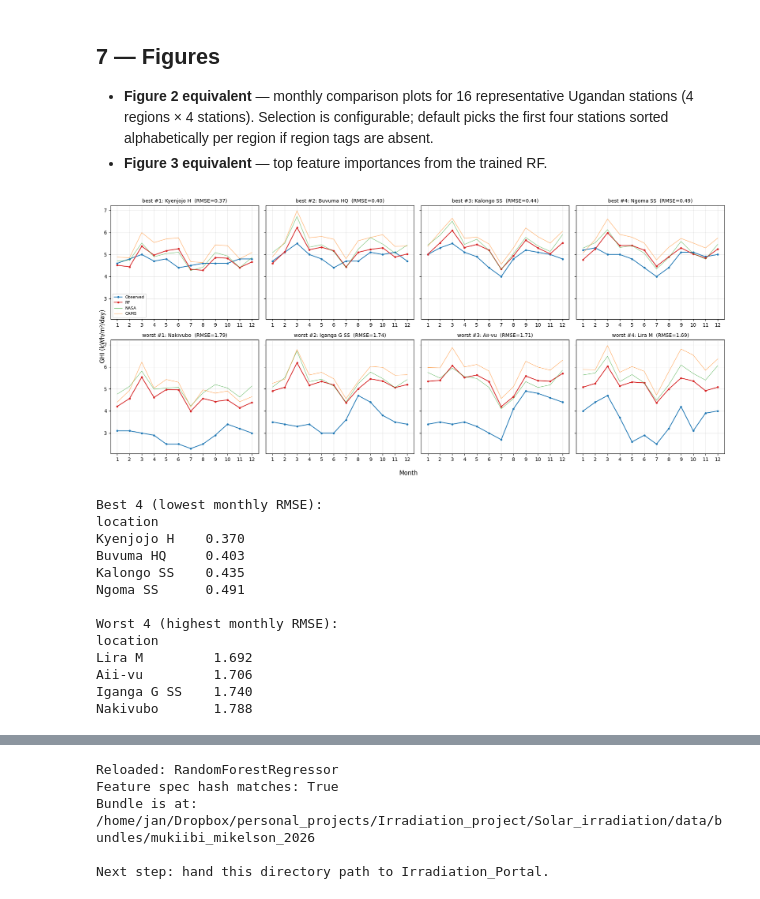
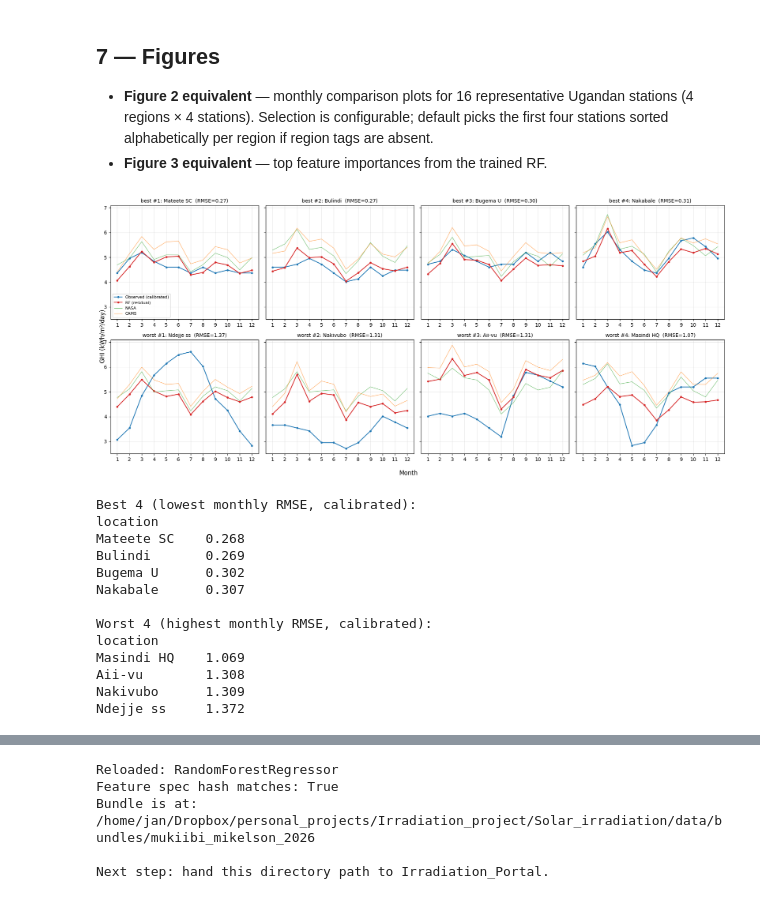
Before and after one commit to Marconi-Lab/SolarIrradiation, a Jupyter notebook: notebooks/papers/mukiibi_mikelson_2026/01_recomputation.ipynb, the cells around one changed output, grey strips where cells are left out. Saved outputs shown, nothing was run; the diff lists cells and outputs as text; code cells hidden in the pictures.

```diff
--- a/notebooks/papers/mukiibi_mikelson_2026/01_recomputation.ipynb
+++ b/notebooks/papers/mukiibi_mikelson_2026/01_recomputation.ipynb
@@ -1161,10 +1501,11 @@ plt.show()
 # %%
-# Per-station MBE on Katongole. Stations sorted by MBE so over-
-# and under-prediction tails are visible. Stations whose geohash5
-# overlaps a training station get a different colour — they should
-# look better (familiar feature distributions) than the rest.
+# Per-station MBE on Katongole, using the calibrated comparison.
+# Stations sorted by MBE so over- and under-prediction tails are
+# visible; geohash-overlap stations are coloured separately.
 per_station = (
-    comparison.assign(rf_residual=lambda d: d["monthly_pred"] - d["monthly_obs"])
+    comparison_calibrated.assign(
+        rf_residual=lambda d: d["monthly_pred"] - d["monthly_obs_calibrated"]
+    )
     .groupby("location")
     .agg(
         rf_mbe=("rf_residual", "mean"),
@@ -1183,7 +1524,7 @@ ax.set_xticks(range(len(per_station)))
 ax.set_xticklabels(per_station.index, rotation=90, fontsize=7)
 ax.set_ylabel("RF MBE (kWh/m²/day)")
 ax.set_title(
-    "Per-station mean bias error vs Katongole climatology  "
+    "Per-station mean bias error vs CALIBRATED Katongole climatology  "
     "(green = geohash overlap with training)"
 )
 ax.grid(alpha=0.3, axis="y")
@@ -1223,64 +1564,65 @@ Ngoma SS     0.298    0.491             False
 * **Figure 3 equivalent** — top feature importances from the trained RF.
 # %%
 # Figure 2 — pick the 4 best- and 4 worst-fitting Katongole stations
-# by monthly RMSE. The grid surfaces both extremes of the generalisation
-# curve at once: where the model works (top row) and where it fails
-# (bottom row). Style matches the §5.5 training plots — `-o ms=3`
-# markers for Observed and RF, plain thin lines for NASA / CAMS.
+# by monthly RMSE on the CALIBRATED comparison (see §6.4). The grid
+# surfaces both extremes of the generalisation curve once the
+# sensor-network calibration offset has been removed. Style matches
+# the §5.5 training plots — `-o ms=3` markers for Observed and RF,
+# plain thin lines for NASA / CAMS.
 per_station_rmse = (
-    comparison.groupby("location")
-    .apply(lambda g: float(np.sqrt(((g["monthly_pred"] - g["monthly_obs"]) ** 2).mean())))
+    comparison_calibrated.groupby("location")
+    .apply(lambda g: float(np.sqrt(((g["monthly_pred"] - g["monthly_obs_calibrated"]) ** 2).mean())))
     .sort_values()
 )
 best_4 = per_station_rmse.head(4).index.tolist()
 worst_4 = per_station_rmse.tail(4).index.tolist()[::-1]  # worst first within the row
 plot_stations = best_4 + worst_4
 plot_labels = (
     [f"best #{i+1}" for i in range(4)]
     + [f"worst #{i+1}" for i in range(4)]
 )
 
 fig, axes = plt.subplots(2, 4, figsize=(18, 8), sharey=True)
 flat_axes = list(axes.flat)
 for ax, loc, label in zip(flat_axes, plot_stations, plot_labels):
-    sub = comparison[comparison["location"] == loc].sort_values("month")
+    sub = comparison_calibrated[comparison_calibrated["location"] == loc].sort_values("month")
     rmse = per_station_rmse[loc]
-    ax.plot(sub["month"], sub["monthly_obs"], "-o", ms=3,
-            label="Observed", color="C0")
+    ax.plot(sub["month"], sub["monthly_obs_calibrated"], "-o", ms=3,
+            label="Observed (calibrated)", color="C0")
     ax.plot(sub["month"], sub["monthly_pred"], "-o", ms=3,
-            label="RF", color="C3")
+            label="RF (residual)", color="C3")
     ax.plot(sub["month"], sub["sat_ghi_nasa_kwh_m2_day"], "-", lw=0.8,
             label="NASA", color="C2", alpha=0.7)
     ax.plot(sub["month"], sub["sat_ghi_cams_kwh_m2_day"], "-", lw=0.8,
             label="CAMS", color="C1", alpha=0.7)
     ax.set_title(f"{label}: {loc}  (RMSE={rmse:.2f})", fontsize=10)
     ax.set_xticks(range(1, 13))
     ax.grid(alpha=0.3)
 flat_axes[0].legend(loc="lower left", fontsize=8)
 fig.supxlabel("Month")
 fig.supylabel("GHI (kWh/m²/day)")
 fig.tight_layout()
 plt.show()
 
-print("Best 4 (lowest monthly RMSE):")
+print("Best 4 (lowest monthly RMSE, calibrated):")
 print(per_station_rmse.head(4).round(3).to_string())
-print("\nWorst 4 (highest monthly RMSE):")
+print("\nWorst 4 (highest monthly RMSE, calibrated):")
 print(per_station_rmse.tail(4).round(3).to_string())
 # %% [output]
-[figure, old version]
+[figure, new version]
-Best 4 (lowest monthly RMSE):
+Best 4 (lowest monthly RMSE, calibrated):
 location
-Kyenjojo H    0.370
-Buvuma HQ     0.403
-Kalongo SS    0.435
-Ngoma SS      0.491
+Mateete SC    0.268
+Bulindi       0.269
+Bugema U      0.302
+Nakabale      0.307
 
-Worst 4 (highest monthly RMSE):
+Worst 4 (highest monthly RMSE, calibrated):
 location
-Lira M         1.692
-Aii-vu         1.706
-Iganga G SS    1.740
-Nakivubo       1.788
+Masindi HQ    1.069
+Aii-vu        1.308
+Nakivubo      1.309
+Ndejje ss     1.372
 # %%
 # Figure 3 — top-N feature importances from the fitted RF.
 # The wrapper exposes a `.feature_importances(feature_names)` accessor
```
Also changed, not shown: parts of 34 cells of this notebook, 2 other files.
